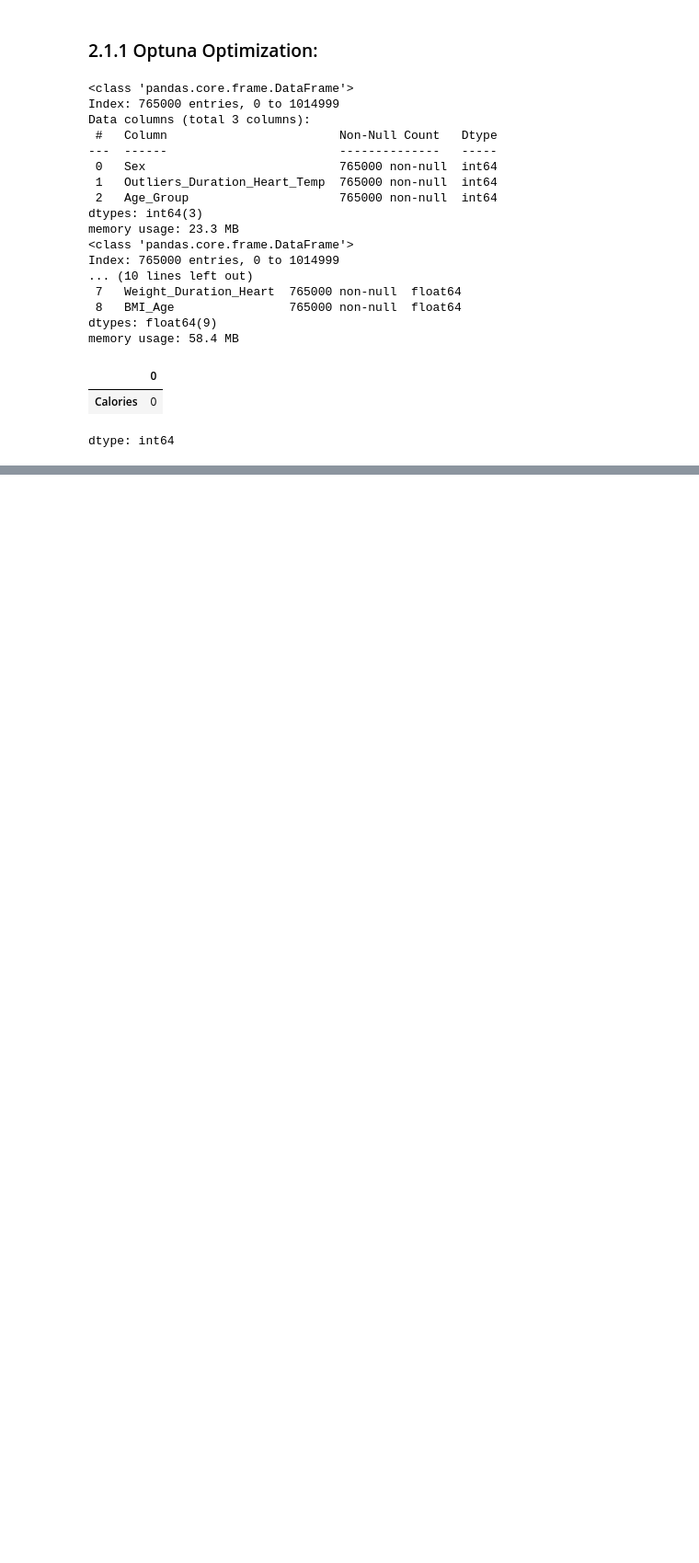
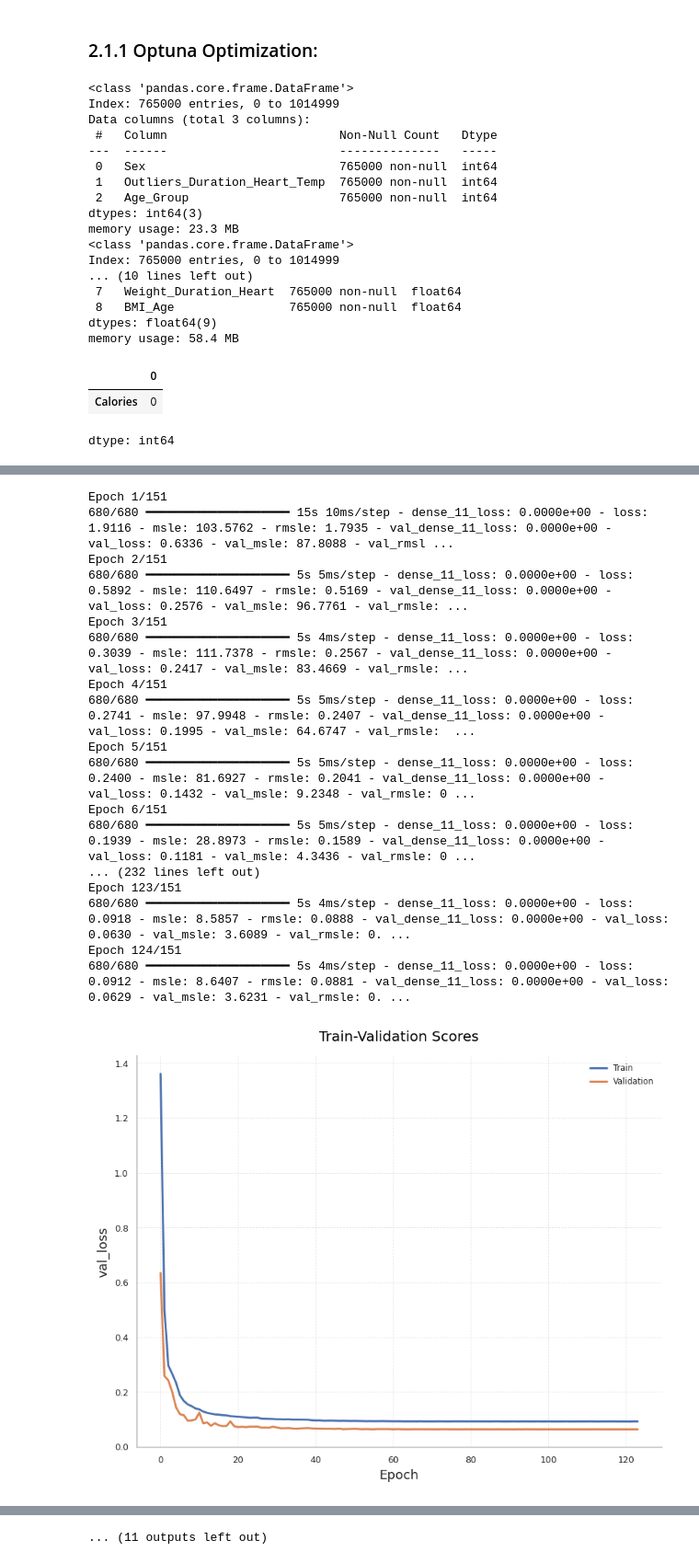
Before and after one commit to fabriziobasso/Colab_backup, a Jupyter notebook: File_02_Calories_NN.ipynb, the cells around one changed output, grey strips where cells are left out. Shown at 92% size. Cells and saved outputs as stored; diff of their text form; code cells hidden in the pictures; blank space fills up the shorter version.

```diff
--- a/File_02_Calories_NN.ipynb
+++ b/File_02_Calories_NN.ipynb
@@ -934,5 +934,35 @@ Data columns (total 12 columns):
 dtypes: float64(9), int64(3)
 memory usage: 24.8 MB
 (None, None)
+# %%
+data.X_test.shape, data.y.shape
+
+y_test_fic = data.y[:len(data.X_test)].copy()
+y_test_fic["Calories"]=np.nan
 # %% [markdown]
 # 2.0 Neural Networks:
+# %%
+def dataframe_to_dataset(dataframe, target, categorical_features, numerical_features, shuffle=False, batch_size=32):
+    dataframe = dataframe.copy()
+    ds = tf.data.Dataset.from_tensor_slices(((dataframe[categorical_features].values,  # First input
+                                              dataframe[numerical_features].values),
+                                              target))
+
+    if shuffle:
+      ds = ds.shuffle(buffer_size=len(dataframe))
+
+    ds = ds.batch(batch_size)
+    ds = ds.prefetch(batch_size)
+
+    return ds
+
+def dataframe_to_dataset_test(dataframe, target_finc, categorical_features, numerical_features, batch_size=32):
+    dataframe = dataframe.copy()
+    ds = tf.data.Dataset.from_tensor_slices(((dataframe[categorical_features].values,  # First input
+                                              dataframe[numerical_features].values),
+                                              target_finc))
+
+    ds = ds.batch(batch_size)
+    ds = ds.prefetch(batch_size)
+
+    return ds
@@ -1234,0 +1416,24 @@ cat_params = nn0_study.best_params
+# %%
+param = {'units': 512, 'last_layer': 1, 'activation': 'relu', 'reg': 0.00012466698516071345, 'do_rate': 0.32329936440008156}
+TM = TrainModels(X=data.X, y=data.y, X_test=data.X_test, test_finc_target=y_test_fic, X_original=None, y_original=None, model_=build_model, parameters=param)
+# %%
+TM.fit_model(name="NN_exp_00")
+# %% [output]
+Epoch 1/151
+680/680 ━━━━━━━━━━━━━━━━━━━━ 15s 10ms/step - dense_11_loss: 0.0000e+00 - loss: 1.9116 - msle: 103.5762 - rmsle: 1.7935 - val_dense_11_loss: 0.0000e+00 - val_loss: 0.6336 - val_msle: 87.8088 - val_rmsl ...
+Epoch 2/151
+680/680 ━━━━━━━━━━━━━━━━━━━━ 5s 5ms/step - dense_11_loss: 0.0000e+00 - loss: 0.5892 - msle: 110.6497 - rmsle: 0.5169 - val_dense_11_loss: 0.0000e+00 - val_loss: 0.2576 - val_msle: 96.7761 - val_rmsle: ...
+Epoch 3/151
+680/680 ━━━━━━━━━━━━━━━━━━━━ 5s 4ms/step - dense_11_loss: 0.0000e+00 - loss: 0.3039 - msle: 111.7378 - rmsle: 0.2567 - val_dense_11_loss: 0.0000e+00 - val_loss: 0.2417 - val_msle: 83.4669 - val_rmsle: ...
+Epoch 4/151
+680/680 ━━━━━━━━━━━━━━━━━━━━ 5s 5ms/step - dense_11_loss: 0.0000e+00 - loss: 0.2741 - msle: 97.9948 - rmsle: 0.2407 - val_dense_11_loss: 0.0000e+00 - val_loss: 0.1995 - val_msle: 64.6747 - val_rmsle:  ...
+Epoch 5/151
+680/680 ━━━━━━━━━━━━━━━━━━━━ 5s 5ms/step - dense_11_loss: 0.0000e+00 - loss: 0.2400 - msle: 81.6927 - rmsle: 0.2041 - val_dense_11_loss: 0.0000e+00 - val_loss: 0.1432 - val_msle: 9.2348 - val_rmsle: 0 ...
+Epoch 6/151
+680/680 ━━━━━━━━━━━━━━━━━━━━ 5s 5ms/step - dense_11_loss: 0.0000e+00 - loss: 0.1939 - msle: 28.8973 - rmsle: 0.1589 - val_dense_11_loss: 0.0000e+00 - val_loss: 0.1181 - val_msle: 4.3436 - val_rmsle: 0 ...
+... (232 lines left out)
+Epoch 123/151
+680/680 ━━━━━━━━━━━━━━━━━━━━ 5s 4ms/step - dense_11_loss: 0.0000e+00 - loss: 0.0918 - msle: 8.5857 - rmsle: 0.0888 - val_dense_11_loss: 0.0000e+00 - val_loss: 0.0630 - val_msle: 3.6089 - val_rmsle: 0. ...
+Epoch 124/151
+680/680 ━━━━━━━━━━━━━━━━━━━━ 5s 4ms/step - dense_11_loss: 0.0000e+00 - loss: 0.0912 - msle: 8.6407 - rmsle: 0.0881 - val_dense_11_loss: 0.0000e+00 - val_loss: 0.0629 - val_msle: 3.6231 - val_rmsle: 0. ...
+[figure, added]
@@ -1234,0 +1530 @@ cat_params = nn0_study.best_params
+... (11 outputs left out)
```
Also changed, not shown: parts of 14 cells of this notebook.
